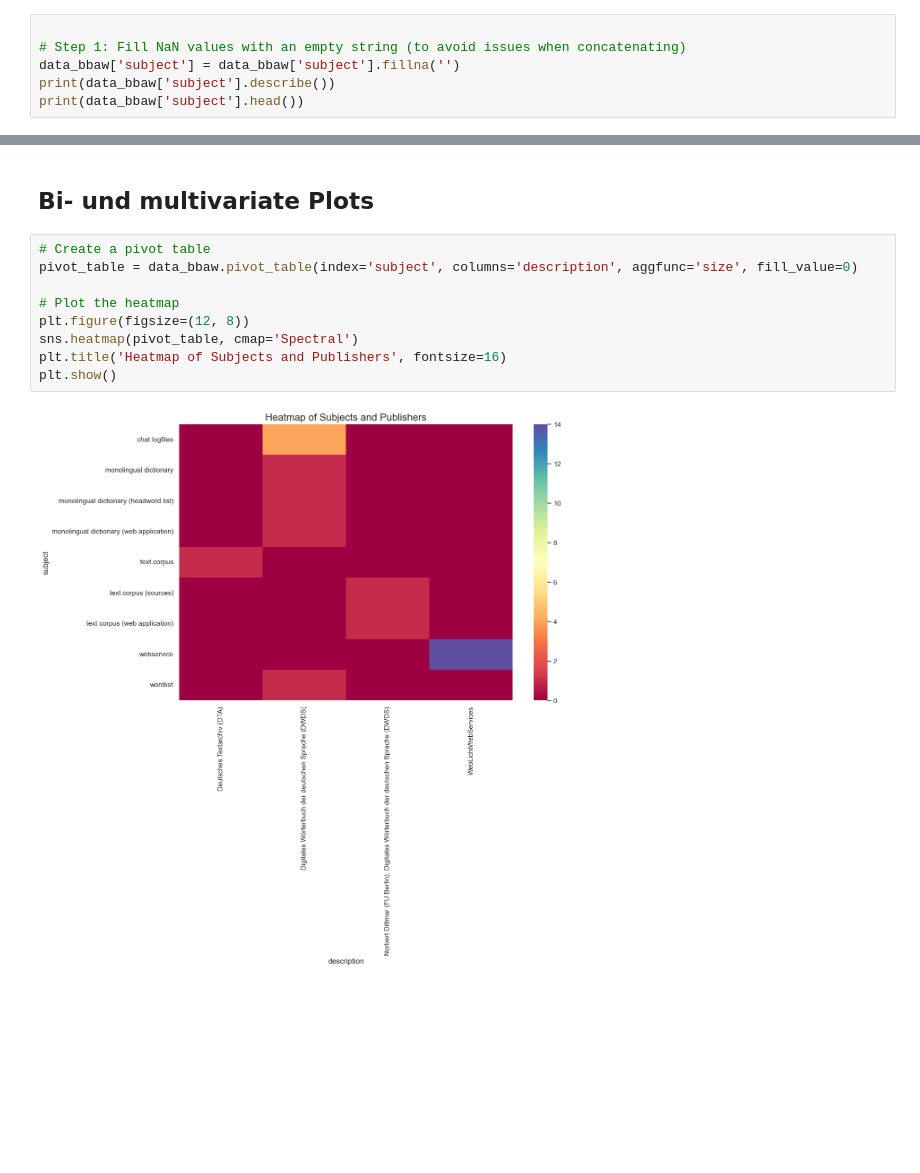
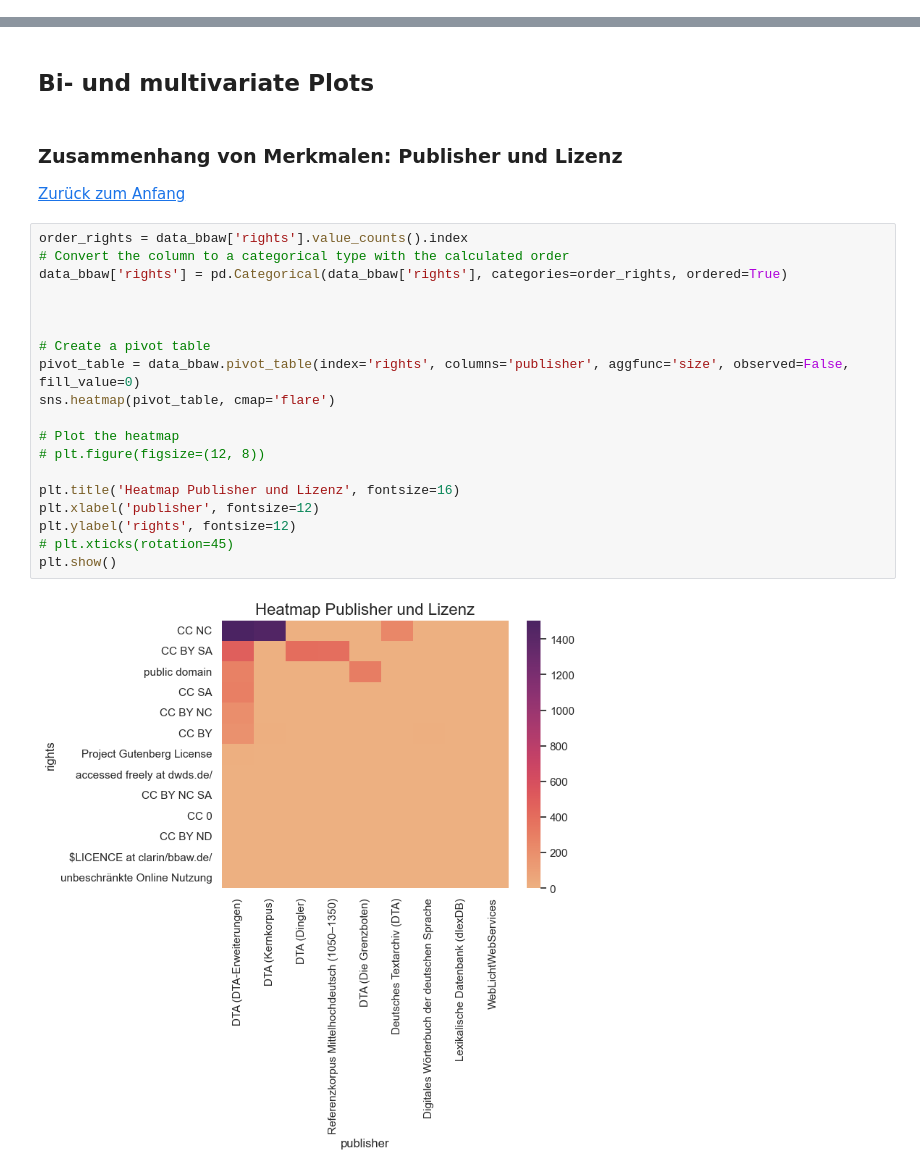
Before and after one commit to MarieMaurerDDM/research_data_repositories, a Jupyter notebook: src/visualizations/visuals_data_bbaw.ipynb, the cells around one changed output, grey strips where cells are left out. Drawn from its saved outputs; the diff is of its cells as text; blank space fills up the shorter version.

```diff
--- a/src/visualizations/visuals_data_bbaw.ipynb
+++ b/src/visualizations/visuals_data_bbaw.ipynb
@@ -262,6 +241,0 @@ plt.show()
-# %%
-
-# Step 1: Fill NaN values with an empty string (to avoid issues when concatenating)
-data_bbaw['subject'] = data_bbaw['subject'].fillna('')
-print(data_bbaw['subject'].describe())
-print(data_bbaw['subject'].head())
@@ -329,13 +302,28 @@ plt.show()
 # %% [markdown]
 ## Bi- und multivariate Plots
+# %% [markdown]
+<a id="3.4"></a>
+### Zusammenhang von Merkmalen: Publisher und Lizenz
+
+[Zurück zum Anfang](#0)
 # %%
+order_rights = data_bbaw['rights'].value_counts().index
+# Convert the column to a categorical type with the calculated order
+data_bbaw['rights'] = pd.Categorical(data_bbaw['rights'], categories=order_rights, ordered=True)
+
+
+
 # Create a pivot table
-pivot_table = data_bbaw.pivot_table(index='subject', columns='description', aggfunc='size', fill_value=0)
+pivot_table = data_bbaw.pivot_table(index='rights', columns='publisher', aggfunc='size', observed=False, fill_value=0)
+sns.heatmap(pivot_table, cmap='flare')
 
 # Plot the heatmap
-plt.figure(figsize=(12, 8))
-sns.heatmap(pivot_table, cmap='Spectral')
-plt.title('Heatmap of Subjects and Publishers', fontsize=16)
+# plt.figure(figsize=(12, 8))
+
+plt.title('Heatmap Publisher und Lizenz', fontsize=16)
+plt.xlabel('publisher', fontsize=12)
+plt.ylabel('rights', fontsize=12)
+# plt.xticks(rotation=45)
 plt.show()
 # %% [output]
-[figure, old version]
+[figure, new version]
```
Also changed, not shown: parts of 19 cells of this notebook, 2 other files.
